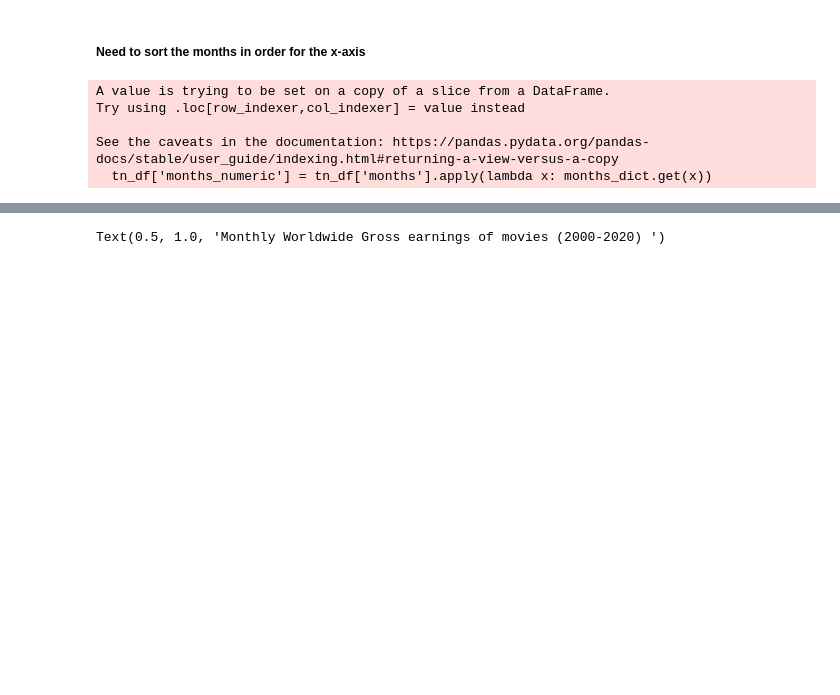
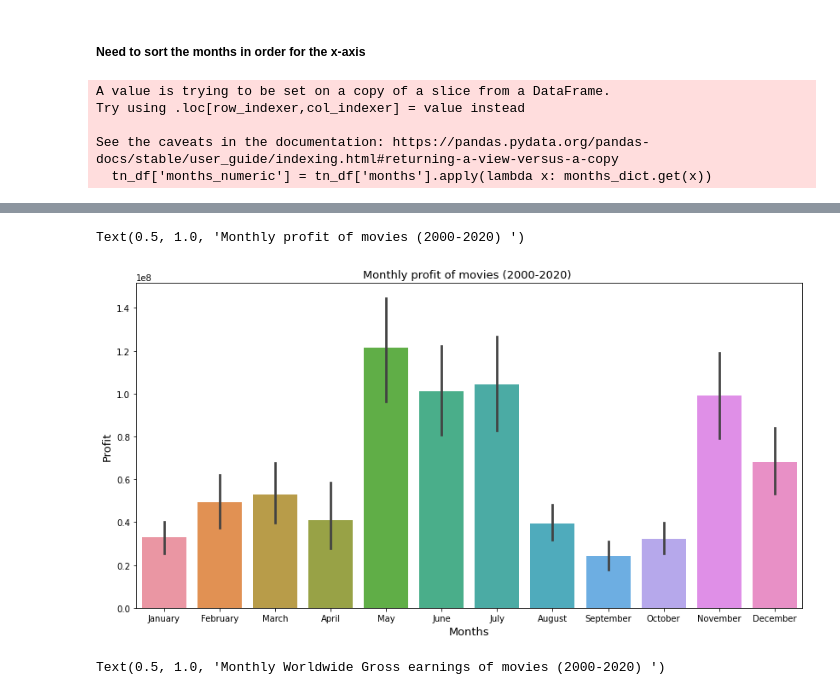
Before and after one commit to racday/ai-capstone, a Jupyter notebook: index.ipynb, the cells around one changed output, grey strips where cells are left out. Saved outputs shown, nothing was run; the diff lists cells and outputs as text; code cells hidden in the pictures; blank space fills up the shorter version.

```diff
--- a/index.ipynb
+++ b/index.ipynb
@@ -524,9 +556,12 @@ tn_df.head()
 # %%
 fig,ax = plt.subplots(figsize=(14,7))
-sns.barplot(data = tn_df, x='month', y='profit')
+sns.barplot(data = tn_df, x='months', y='profit')
 ax.set_ylabel('Profit', fontsize=13)
 ax.set_xlabel('Months', fontsize=13)
 ax.set_title('Monthly profit of movies (2000-2020) ', fontsize=13)
+# %% [output]
+Text(0.5, 1.0, 'Monthly profit of movies (2000-2020) ')
+[figure, added]
 # %%
 fig,ax = plt.subplots(figsize=(14,7))
 sns.boxplot(data = tn_df, x='months', y='worldwide_gross',showfliers=0, whis=0 )
```
Also changed, not shown: parts of 21 cells of this notebook.
